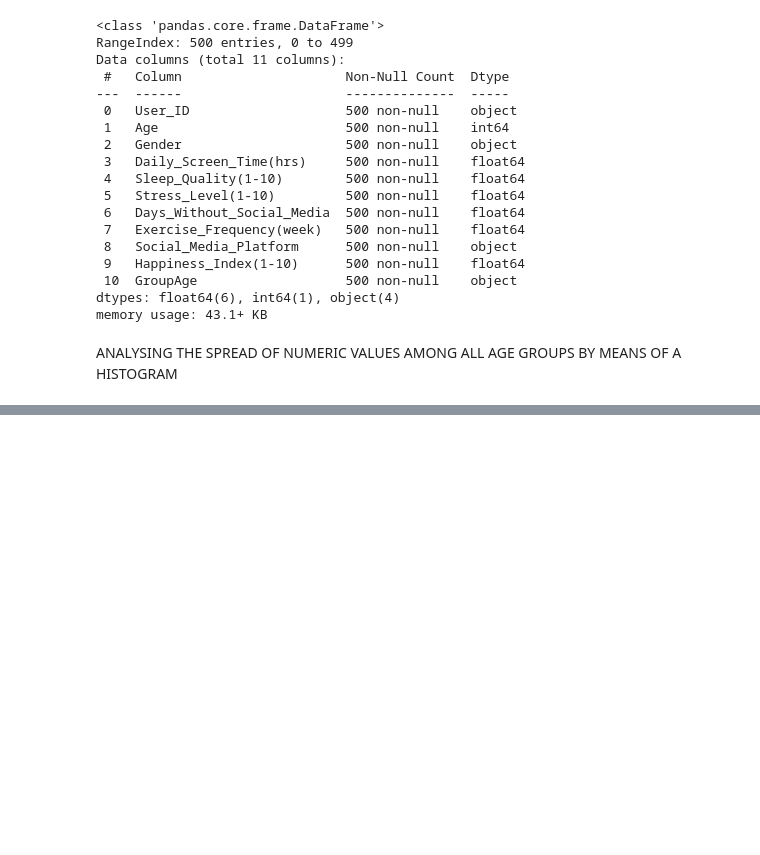
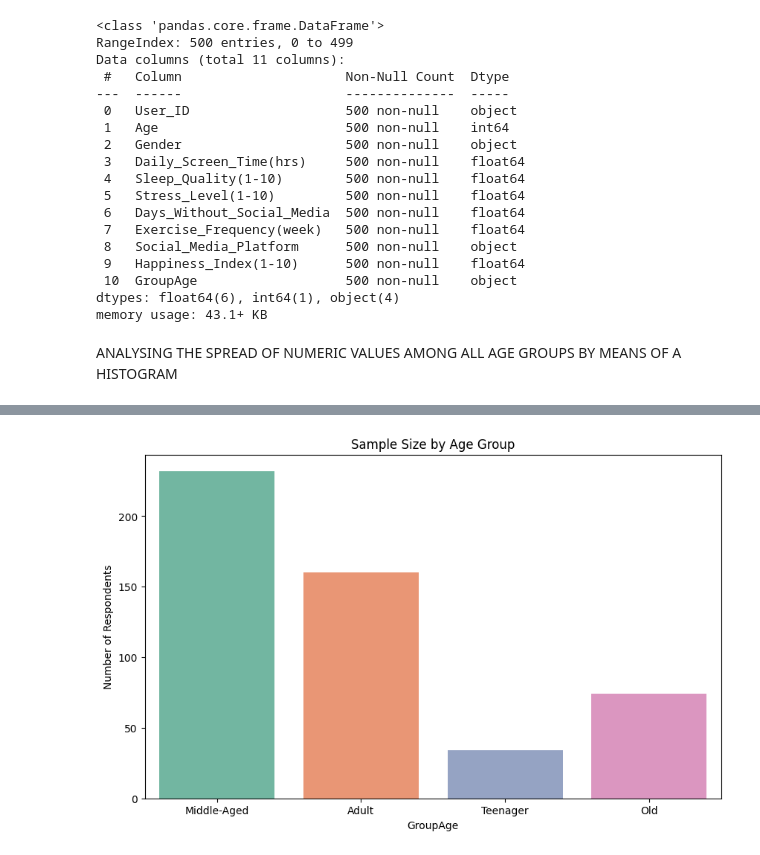
Before and after one commit to Ashmit-rai17/SocialMedia-Usage-Analysis, a Jupyter notebook: eda_agegroup.ipynb, the cells around one changed output, grey strips where cells are left out. Cells and saved outputs as stored; diff of their text form; code cells hidden in the pictures; blank space fills up the shorter version.

```diff
--- a/eda_agegroup.ipynb
+++ b/eda_agegroup.ipynb
@@ -327,0 +421,10 @@ for col in num_cols:
+# %%
+import seaborn as sns
+import matplotlib.pyplot as plt
+plt.figure(figsize=(10, 6))
+sns.countplot(data=df, x='GroupAge', hue='GroupAge', palette='Set2', legend=False)
+plt.title('Sample Size by Age Group')
+plt.ylabel('Number of Respondents')
+plt.show()
+# %% [output]
+[figure, added]
```
Also changed, not shown: parts of 30 cells of this notebook.
